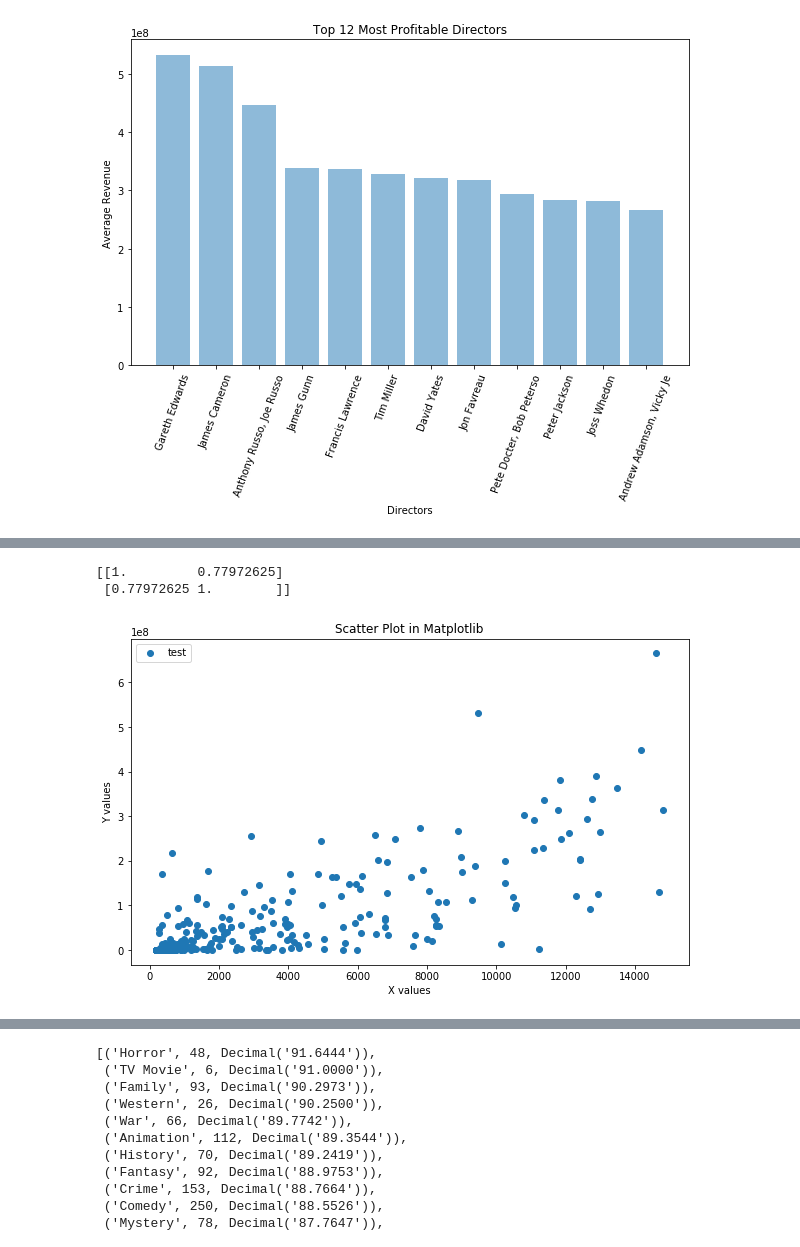
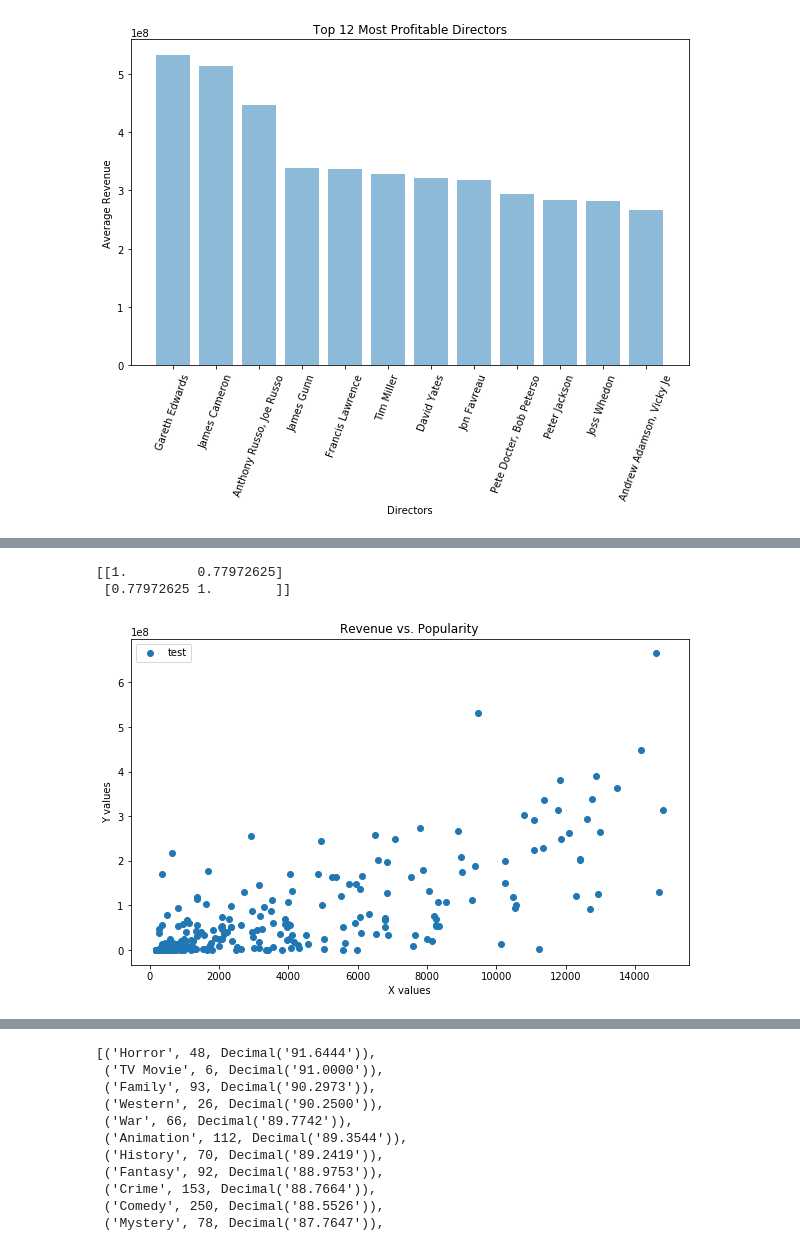
Before and after one commit to Rsaphra/Blockbusters_project, a Jupyter notebook: queries_2.ipynb, the cells around one changed output, grey strips where cells are left out. Drawn from its saved outputs; the diff is of its cells as text; code cells hidden in the pictures.

```diff
--- a/queries_2.ipynb
+++ b/queries_2.ipynb
@@ -285,5 +285,6 @@ create_pie(genres, num_of_movies)
 # %%
 import numpy as np
+
 # query_tuple = get_movies_table()
 query_tuple = box_office_vote_count()
 
@@ -294,36 +295,35 @@ vote_count = [item[1] for item in query_tuple]
 # vote_avg = [item[5] for item in query_tuple]
 # title_length = [len(item) for item in title]
 # director = [item[6] for item in query_tuple]
 revenue = [item[2] for item in query_tuple]
 # rt_rating = [item[8] for item in query_tuple]
 
 
 test_list = []
 for ind in range(len(vote_count)):
     test_dict = {'vote_count': vote_count[ind],
                  'revenue': revenue[ind]}
     test_list.append(test_dict)
 
 x = []
 y = []
 for dictionary in test_list:
     y.append(dictionary['revenue'])
     x.append(dictionary['vote_count'])
 
 plt.figure(figsize=(10,6))
 plt.scatter(x[10:-10], y[10:-10], label = "test" )
 # Set x and y axes lvote_countabels
 plt.xlabel('X values')
 plt.ylabel('Y values')
-
 print(np.corrcoef(x,y))
-plt.title('Scatter Plot in Matplotlib')
+plt.title('Revenue vs. Popularity')
 plt.legend()
 plt.show()
 # %% [output]
 [[1.         0.77972625]
  [0.77972625 1.        ]]
-[figure, old version]
+[figure, new version]
 # %%
 def get_directors_by_genre():
     genre_director_q = """SELECT movies.director, genres.name, COUNT(*)
```
Also changed, not shown: parts of 4 cells of this notebook.
